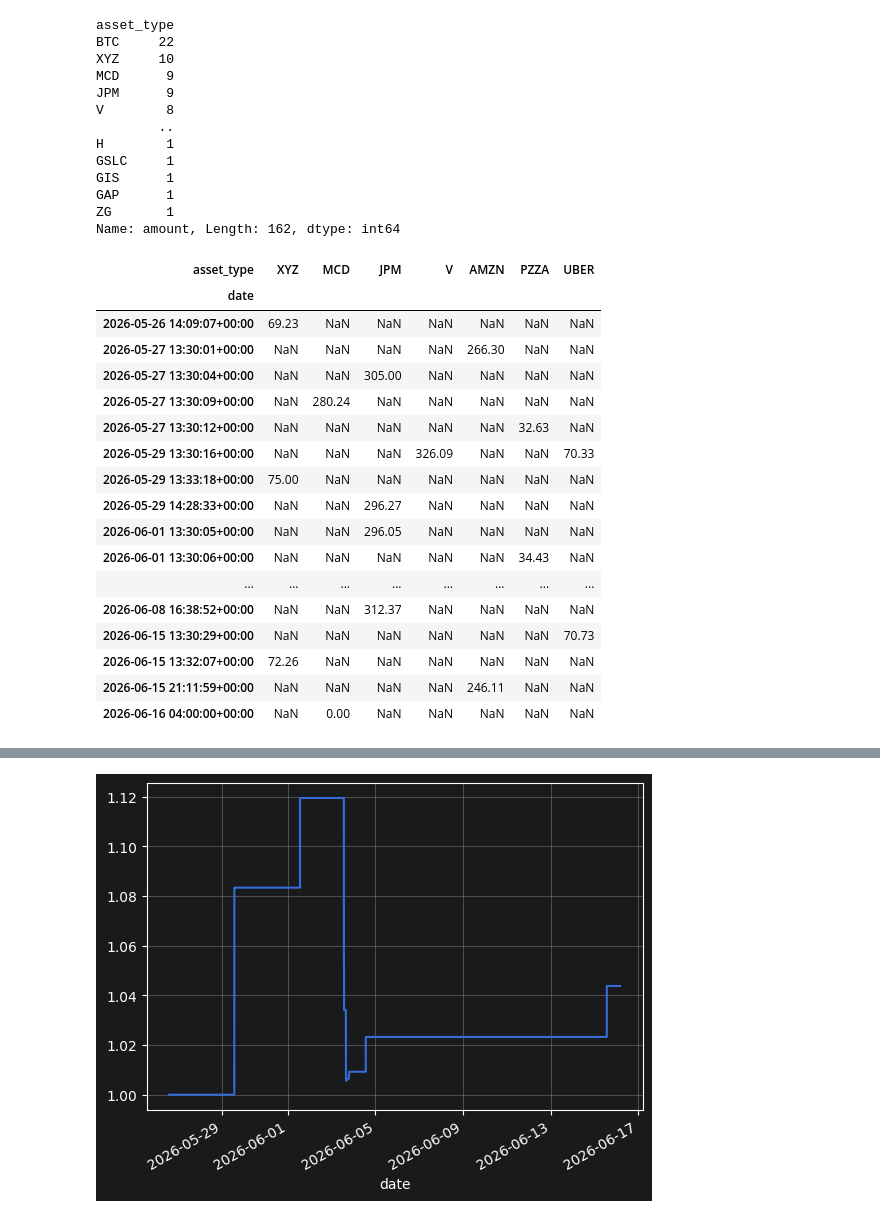
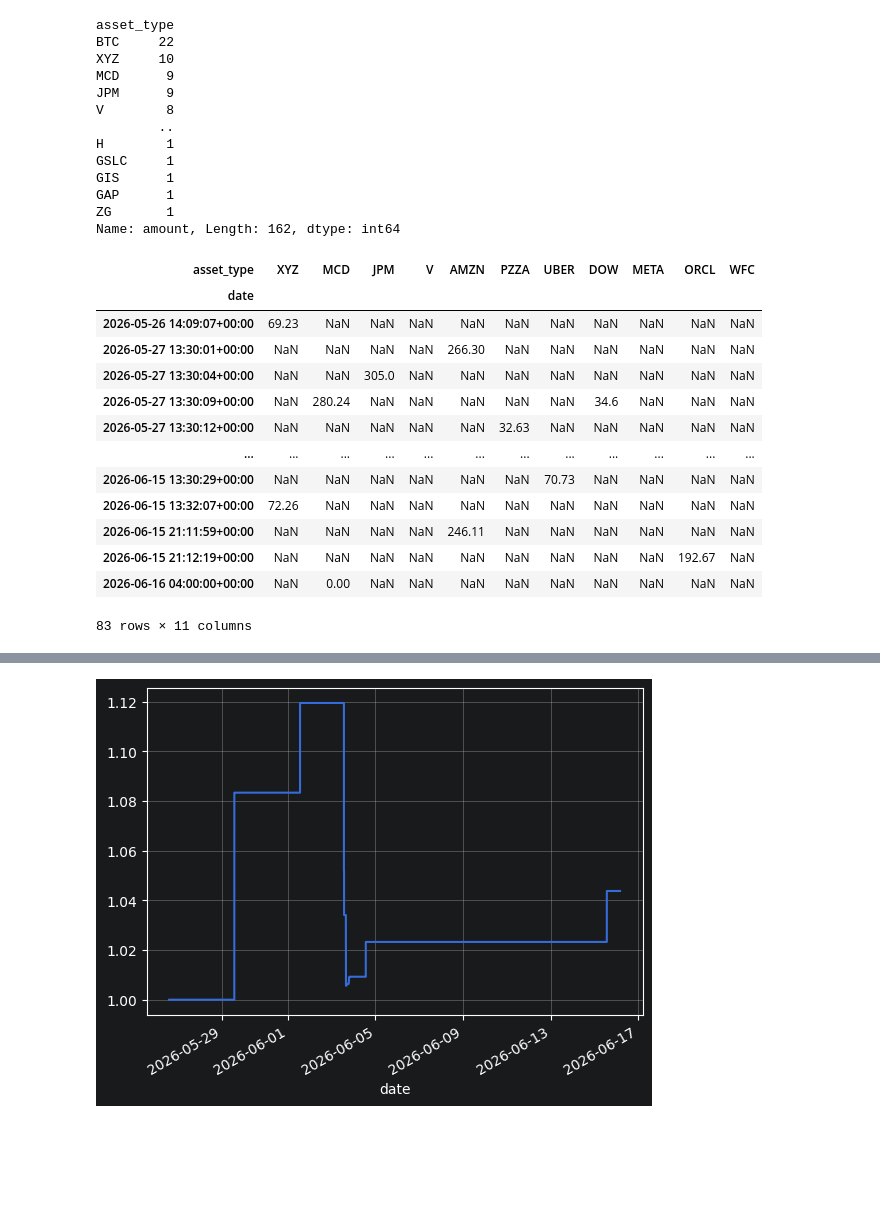
Before and after one commit to matthagy/cashapp_analysis, a Jupyter notebook: scratch0.ipynb, the cells around one changed output, grey strips where cells are left out. Drawn from its saved outputs; the diff is of its cells as text; code cells hidden in the pictures; blank space fills up the shorter version.

```diff
--- a/scratch0.ipynb
+++ b/scratch0.ipynb
@@ -346,30 +349,26 @@ Name: amount, Length: 162, dtype: int64
 # %%
 asset_price_time = (
     data
     .pivot_table(index='date', columns='asset_type', aggfunc='median', values='asset_price')
-    [asset_count.head(8).iloc[1::].index]
+    [asset_count.head(12).iloc[1::].index]
     .dropna(how='all')
 )
 asset_price_time
 # %% [output]
-| asset_type | XYZ | MCD | JPM | V | AMZN | PZZA | UBER |
-| date |  |  |  |  |  |  |  |
-| 2026-05-26 14:09:07+00:00 | 69.23 | NaN | NaN | NaN | NaN | NaN | NaN |
-| 2026-05-27 13:30:01+00:00 | NaN | NaN | NaN | NaN | 266.30 | NaN | NaN |
-| 2026-05-27 13:30:04+00:00 | NaN | NaN | 305.00 | NaN | NaN | NaN | NaN |
-| 2026-05-27 13:30:09+00:00 | NaN | 280.24 | NaN | NaN | NaN | NaN | NaN |
-| 2026-05-27 13:30:12+00:00 | NaN | NaN | NaN | NaN | NaN | 32.63 | NaN |
-| 2026-05-29 13:30:16+00:00 | NaN | NaN | NaN | 326.09 | NaN | NaN | 70.33 |
-| 2026-05-29 13:33:18+00:00 | 75.00 | NaN | NaN | NaN | NaN | NaN | NaN |
-| 2026-05-29 14:28:33+00:00 | NaN | NaN | 296.27 | NaN | NaN | NaN | NaN |
-| 2026-06-01 13:30:05+00:00 | NaN | NaN | 296.05 | NaN | NaN | NaN | NaN |
-| 2026-06-01 13:30:06+00:00 | NaN | NaN | NaN | NaN | NaN | 34.43 | NaN |
-| ... | ... | ... | ... | ... | ... | ... | ... |
-| 2026-06-08 16:38:52+00:00 | NaN | NaN | 312.37 | NaN | NaN | NaN | NaN |
-| 2026-06-15 13:30:29+00:00 | NaN | NaN | NaN | NaN | NaN | NaN | 70.73 |
-| 2026-06-15 13:32:07+00:00 | 72.26 | NaN | NaN | NaN | NaN | NaN | NaN |
-| 2026-06-15 21:11:59+00:00 | NaN | NaN | NaN | NaN | 246.11 | NaN | NaN |
-| 2026-06-16 04:00:00+00:00 | NaN | 0.00 | NaN | NaN | NaN | NaN | NaN |
+| asset_type | XYZ | MCD | JPM | V | AMZN | PZZA | UBER | DOW | META | ORCL | WFC |
+| date |  |  |  |  |  |  |  |  |  |  |  |
+| 2026-05-26 14:09:07+00:00 | 69.23 | NaN | NaN | NaN | NaN | NaN | NaN | NaN | NaN | NaN | NaN |
+| 2026-05-27 13:30:01+00:00 | NaN | NaN | NaN | NaN | 266.30 | NaN | NaN | NaN | NaN | NaN | NaN |
+| 2026-05-27 13:30:04+00:00 | NaN | NaN | 305.0 | NaN | NaN | NaN | NaN | NaN | NaN | NaN | NaN |
+| 2026-05-27 13:30:09+00:00 | NaN | 280.24 | NaN | NaN | NaN | NaN | NaN | 34.6 | NaN | NaN | NaN |
+| 2026-05-27 13:30:12+00:00 | NaN | NaN | NaN | NaN | NaN | 32.63 | NaN | NaN | NaN | NaN | NaN |
+| ... | ... | ... | ... | ... | ... | ... | ... | ... | ... | ... | ... |
+| 2026-06-15 13:30:29+00:00 | NaN | NaN | NaN | NaN | NaN | NaN | 70.73 | NaN | NaN | NaN | NaN |
+| 2026-06-15 13:32:07+00:00 | 72.26 | NaN | NaN | NaN | NaN | NaN | NaN | NaN | NaN | NaN | NaN |
+| 2026-06-15 21:11:59+00:00 | NaN | NaN | NaN | NaN | 246.11 | NaN | NaN | NaN | NaN | NaN | NaN |
+| 2026-06-15 21:12:19+00:00 | NaN | NaN | NaN | NaN | NaN | NaN | NaN | NaN | NaN | 192.67 | NaN |
+| 2026-06-16 04:00:00+00:00 | NaN | 0.00 | NaN | NaN | NaN | NaN | NaN | NaN | NaN | NaN | NaN |
+83 rows × 11 columns
 # %%
 asset_price_rel = asset_price_time.div(asset_price_time.bfill().iloc[0]).ffill().fillna(1)
 asset_price_rel
```
Also changed, not shown: parts of 6 cells of this notebook.
